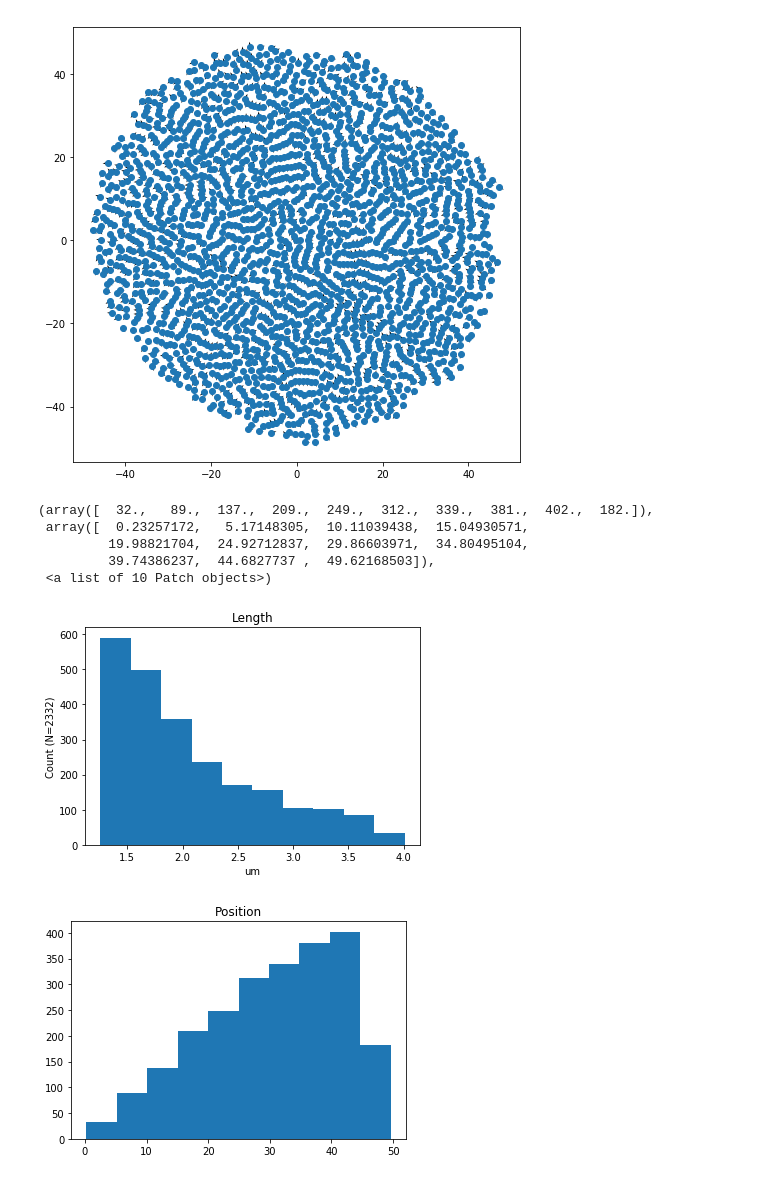
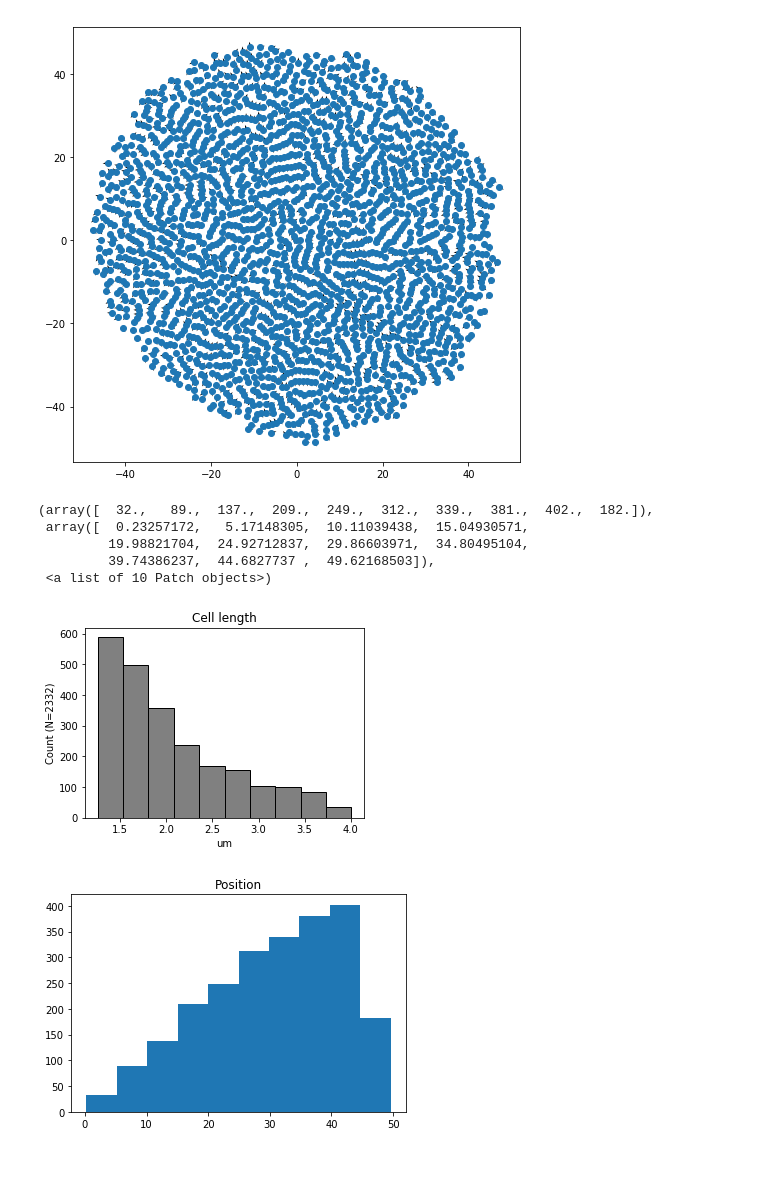
Before and after one commit to cellmodeller/CellModeller, a Jupyter notebook: Scripts/Analysis.ipynb, the cells around one changed output. Saved outputs shown, nothing was run; the diff lists cells and outputs as text; code cells hidden in the pictures.

```diff
--- a/Scripts/Analysis.ipynb
+++ b/Scripts/Analysis.ipynb
@@ -50,24 +70,25 @@ plt.quiver(pos[:,0], pos[:,1], norm[:,0], norm[:,1])
 # %%
 # Plot histograms of some cell properties
 
 # Length
-plt.figure()
-plt.title('Length')
-plt.hist(lengths)
+plt.figure(figsize=(5,3.5))
+plt.title('Cell length')
+plt.hist(lengths, edgecolor='black', color='gray')
 plt.xlabel('um')
 plt.ylabel('Count (N=%d)'%(len(cs)))
+plt.savefig('lengthhist.pdf', density=600)
 
 # Distance from origin
 plt.figure()
 plt.title('Position')
 plt.hist(np.sqrt(pos[:,0]**2+pos[:,1]**2))
 # %% [output]
 (array([  32.,   89.,  137.,  209.,  249.,  312.,  339.,  381.,  402.,  182.]),
  array([  0.23257172,   5.17148305,  10.11039438,  15.04930571,
          19.98821704,  24.92712837,  29.86603971,  34.80495104,
          39.74386237,  44.6827737 ,  49.62168503]),
  <a list of 10 Patch objects>)
-[figure, old version]
+[figure, new version]
 [figure]
 # %%
 # Compute the cell density in regular bins as a weighted 2d histogram
```
Also changed, not shown: parts of 8 cells of this notebook.
